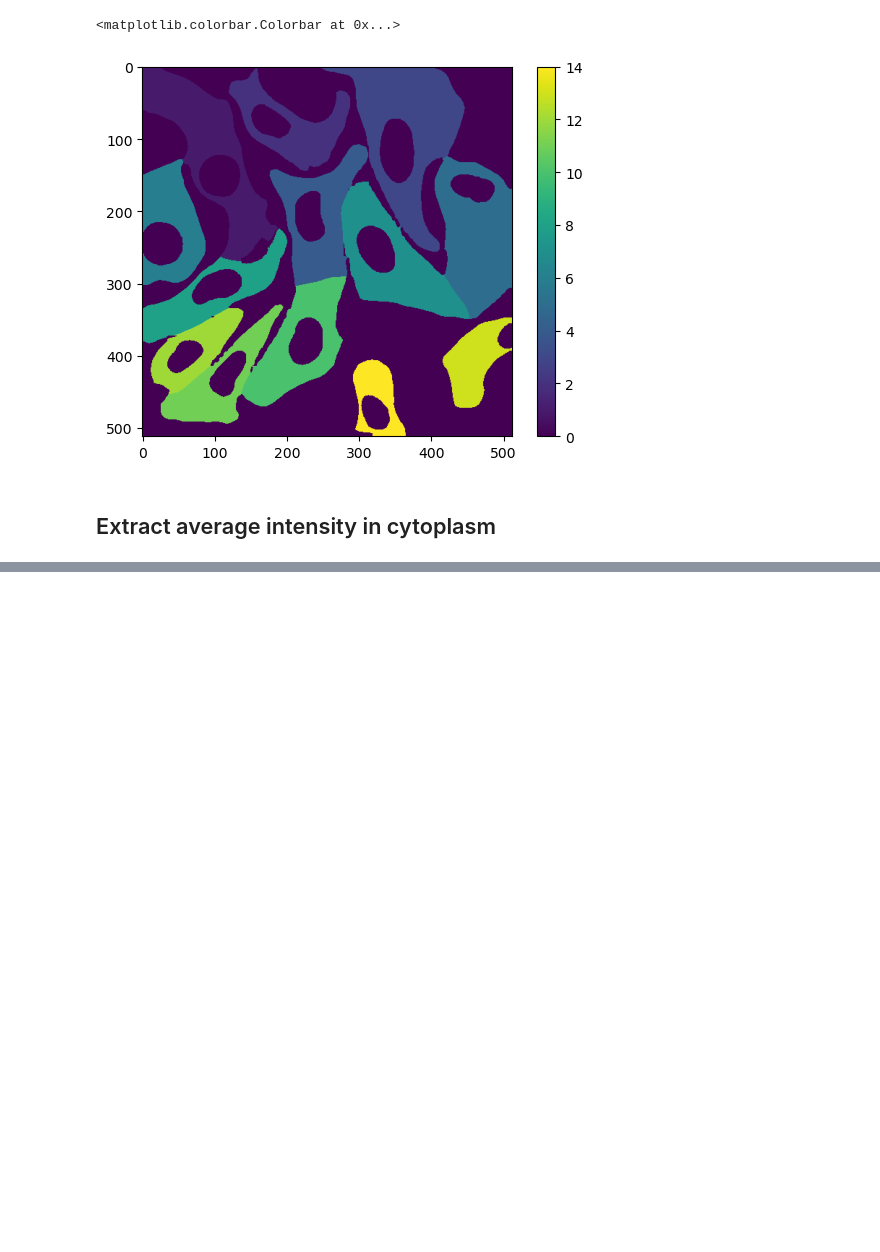
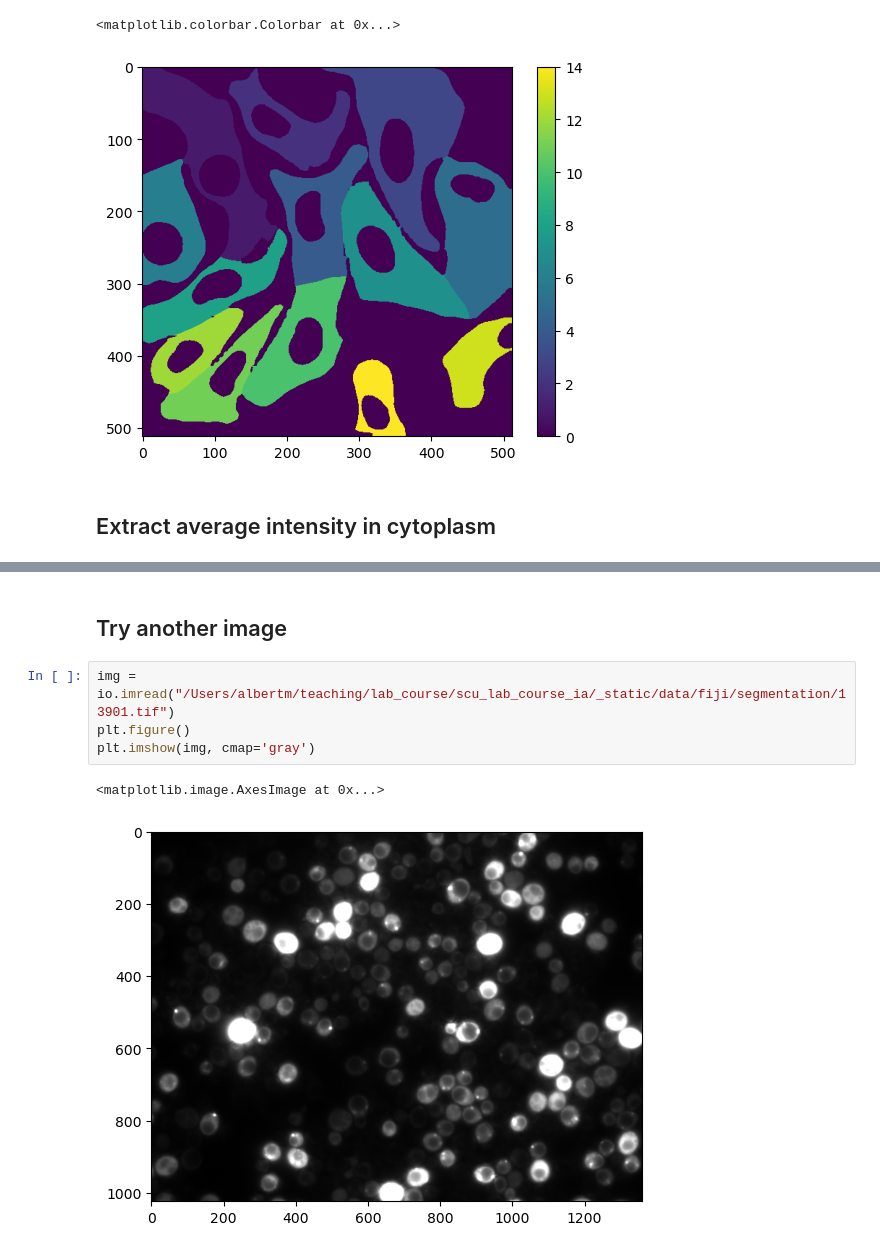
Before and after one commit to m-albert/scu_lab_course_ia, a Jupyter notebook: notebooks/ex_segmentation_using_deep_learning_solution.ipynb, the cells around one changed output, grey strips where cells are left out. Cells and saved outputs as stored; diff of their text form; blank space fills up the shorter version.

```diff
--- a/notebooks/ex_segmentation_using_deep_learning_solution.ipynb
+++ b/notebooks/ex_segmentation_using_deep_learning_solution.ipynb
@@ -136,0 +158,9 @@ The mean intensity of Actin in the cytoplasm is: 18784.245935808936
+# %% [markdown]
+## Try another image
+# %%
+img = io.imread("/Users/albertm/teaching/lab_course/scu_lab_course_ia/_static/data/fiji/segmentation/13901.tif")
+plt.figure()
+plt.imshow(img, cmap='gray')
+# %% [output]
+<matplotlib.image.AxesImage at 0x...>
+[figure, added]
```
Also changed, not shown: parts of 11 cells of this notebook, 3 other files.
